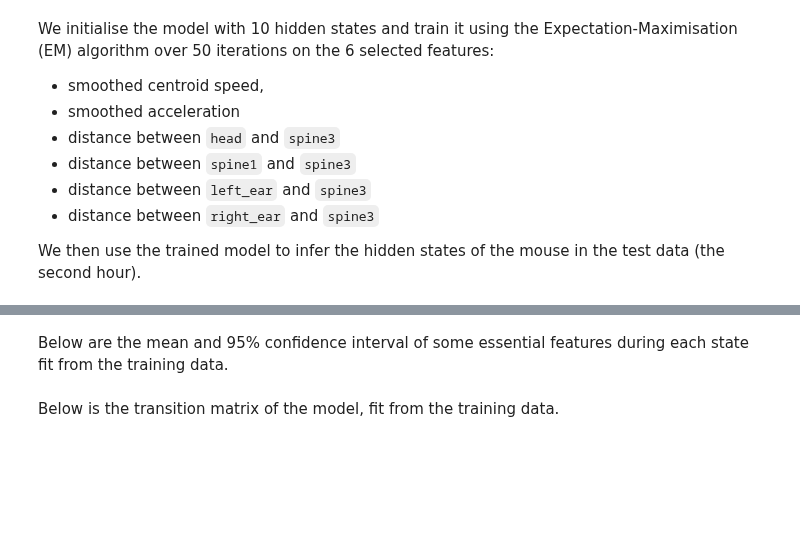
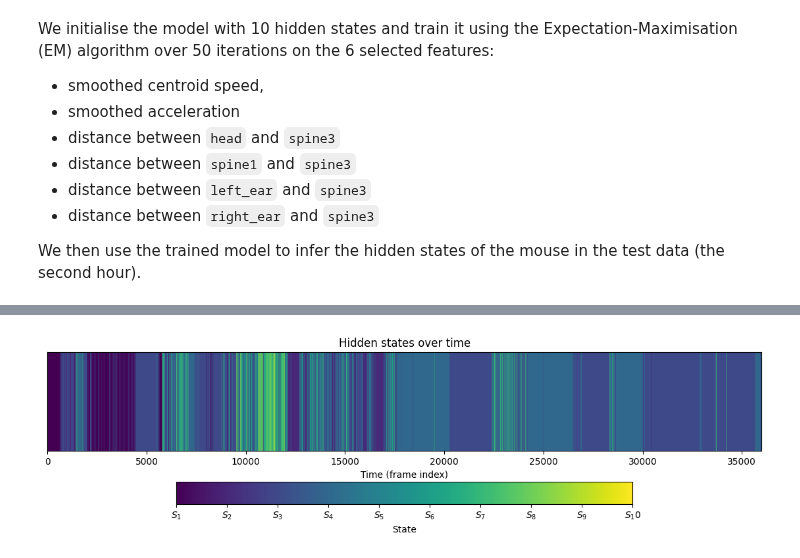
Before and after one commit to SainsburyWellcomeCentre/aeon_docs, a Jupyter notebook: src/user/how_to/hmm_example.ipynb, the cells around one changed output, grey strips where cells are left out. Drawn from its saved outputs; the diff is of its cells as text; code cells hidden in the pictures; blank space fills up the shorter version.

Commit message:
Add plots

```diff
--- a/src/user/how_to/hmm_example.ipynb
+++ b/src/user/how_to/hmm_example.ipynb
@@ -44,7 +50,6 @@ class AeonHMM:
     def __init__(self, n_state):
         """Initialise AeonHMM with the number of hidden states."""
         self.n_state = n_state  # Number of hidden states
-        # Expected features in the input data
         self.features = [
             "smoothed_speed",
             "smoothed_acceleration",
@@ -52,7 +57,7 @@ class AeonHMM:
             "left_ear-spine3",
             "right_ear-spine3",
             "spine1-spine3",
-        ]
+        ]  # Expected features in the input data
         self.model = None  # HMM model instance
         self.parameters = None  # Sorted model parameters (mean, variance, covariance)
         self.transition_mat = None  # Sorted transition matrix
@@ -129,8 +134,6 @@ The sample dataset can be downloaded [here](../../downloads/hmm_example_mouse_po
 Please change the value of `file_path` to the location where you saved the file.
 # %%
 file_path = "/path/to/hmm_example_mouse_pos.pkl"
-# %%
-file_path = "../../downloads/hmm_example_mouse_pos.pkl"
 # %%
 with open(file_path, "rb") as file:
     mouse_pos = pickle.load(file)
@@ -296,4 +196,23 @@ plt.show()
-# %% [markdown]
-Below are the mean and 95% confidence interval of some essential features during each state fit from the training data.
-# %% [markdown]
-Below is the transition matrix of the model, fit from the training data.
+# %%
+fig, ax = plt.subplots(figsize=(14, 3))
+# Plot the state color bars
+states_colored = mouse_hmm.states.reshape(1, -1)
+im = ax.imshow(
+    states_colored,
+    aspect="auto",
+    vmin=0,
+    vmax=mouse_hmm.n_state - 1,
+    extent=[0, len(mouse_hmm.states), 0, 0.2],
+)
+ax.set_xlim(0, len(mouse_hmm.states))
+ax.set_yticks([])
+ax.set_xlabel("Time (frame index)")
+ax.set_title("Hidden states over time")
+# Add colorbar with state labels
+cbar = plt.colorbar(im, ax=ax, orientation="horizontal", pad=0.2, shrink=0.8)
+cbar.set_label("State")
+cbar.set_ticks(range(mouse_hmm.n_state))
+cbar.set_ticklabels([f"$S_{i + 1}$" for i in range(mouse_hmm.n_state)])
+plt.show()
+# %% [output]
+[figure, added]
```
Also changed, not shown: parts of 15 cells of this notebook, 2 other files.
